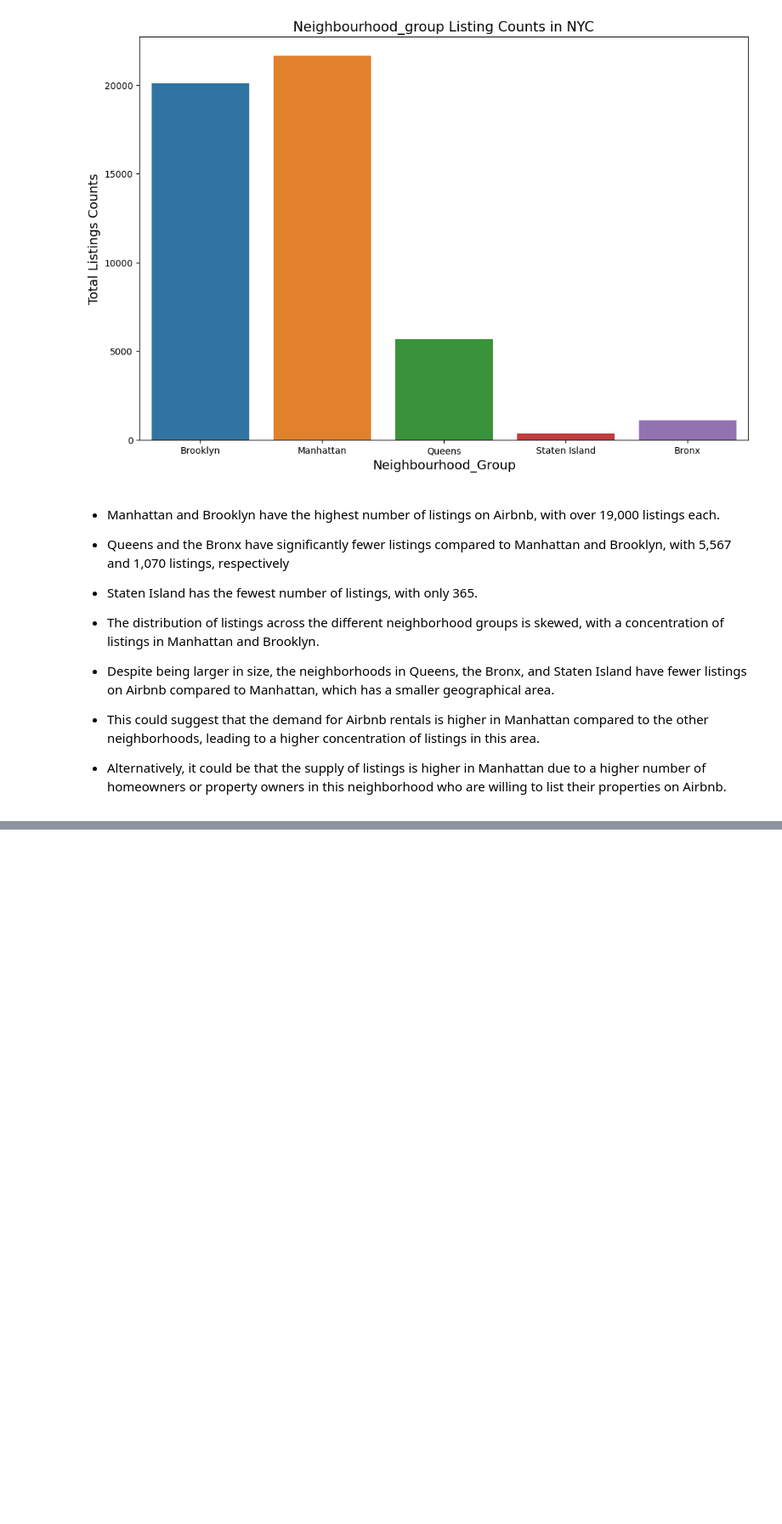
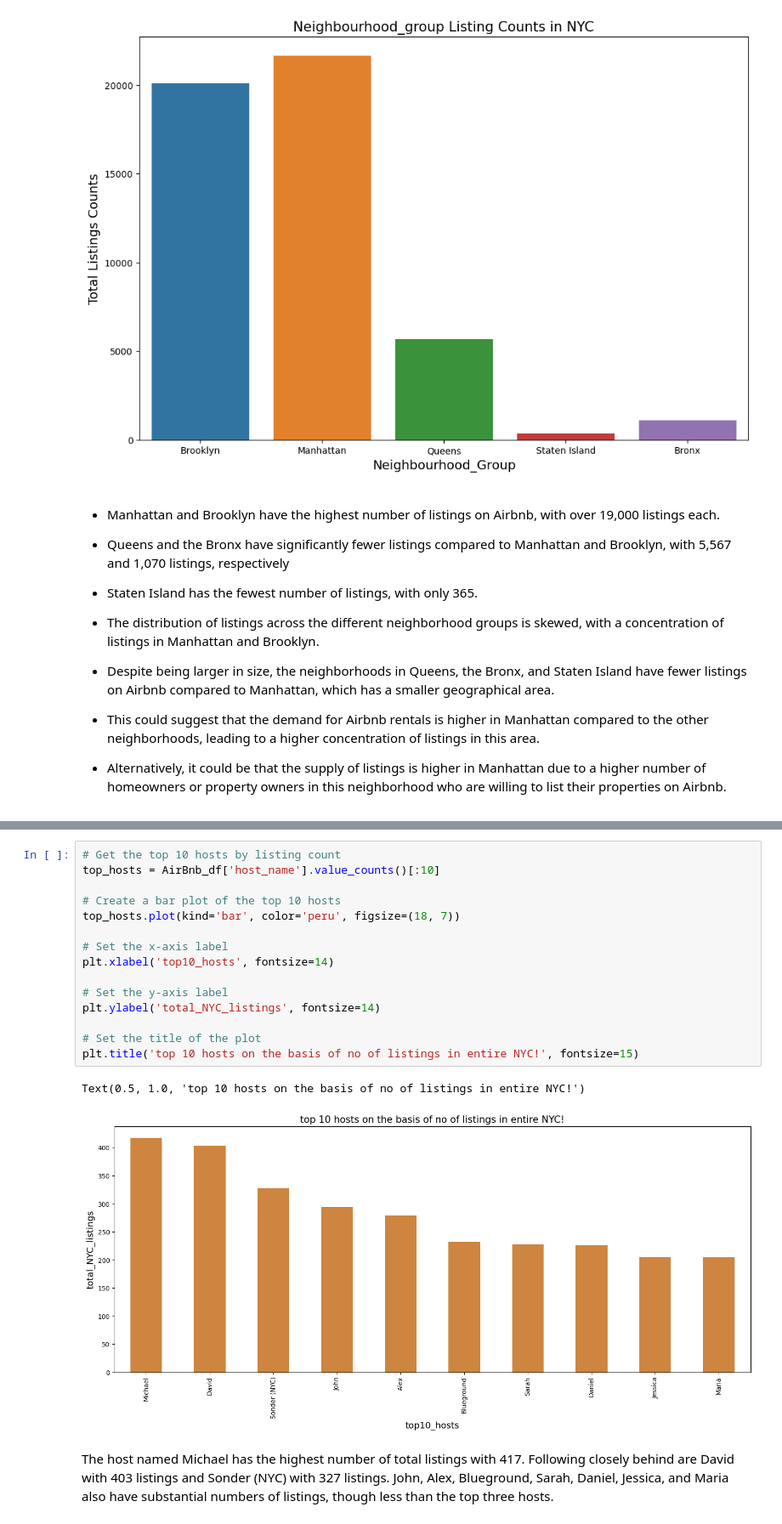
Before and after one commit to kumarsinghashu/AirBnb--Booking--Analysis, a Jupyter notebook: AirBnb_Booking_Analysis_Capstone_Project_EDA.ipynb, the cells around one changed output, grey strips where cells are left out. Shown at 85% size. Saved outputs shown, nothing was run; the diff lists cells and outputs as text; blank space fills up the shorter version.

```diff
--- a/AirBnb_Booking_Analysis_Capstone_Project_EDA.ipynb
+++ b/AirBnb_Booking_Analysis_Capstone_Project_EDA.ipynb
@@ -532,0 +558,20 @@ plt.show()
+# %%
+# Get the top 10 hosts by listing count
+top_hosts = AirBnb_df['host_name'].value_counts()[:10]
+
+# Create a bar plot of the top 10 hosts
+top_hosts.plot(kind='bar', color='peru', figsize=(18, 7))
+
+# Set the x-axis label
+plt.xlabel('top10_hosts', fontsize=14)
+
+# Set the y-axis label
+plt.ylabel('total_NYC_listings', fontsize=14)
+
+# Set the title of the plot
+plt.title('top 10 hosts on the basis of no of listings in entire NYC!', fontsize=15)
+# %% [output]
+Text(0.5, 1.0, 'top 10 hosts on the basis of no of listings in entire NYC!')
+[figure, added]
+# %% [markdown]
+ The host named Michael has the highest number of total listings with 417. Following closely behind are David with 403 listings and Sonder (NYC) with 327 listings. John, Alex, Blueground, Sarah, Daniel, Jessica, and Maria also have substantial numbers of listings, though less than the top three hosts.
```
Also changed, not shown: parts of 15 cells of this notebook.
